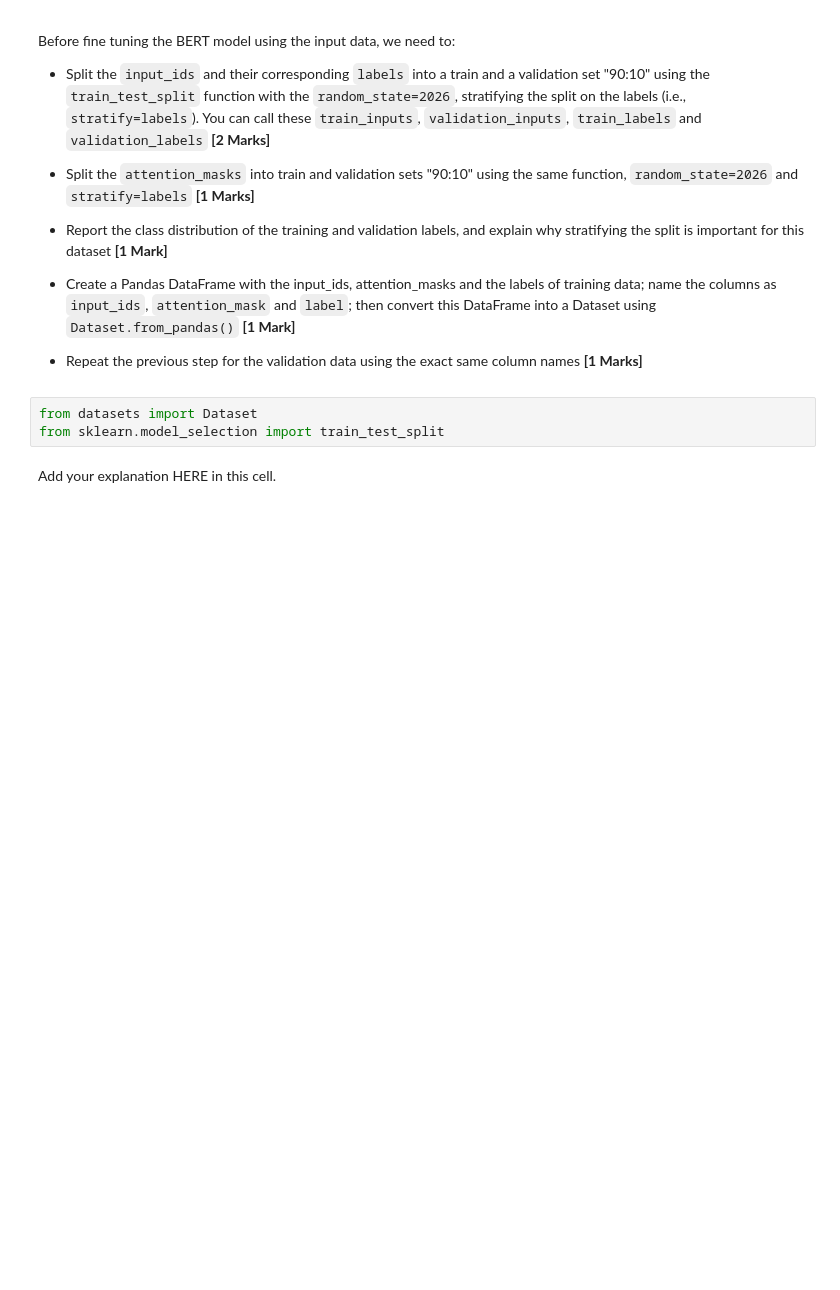
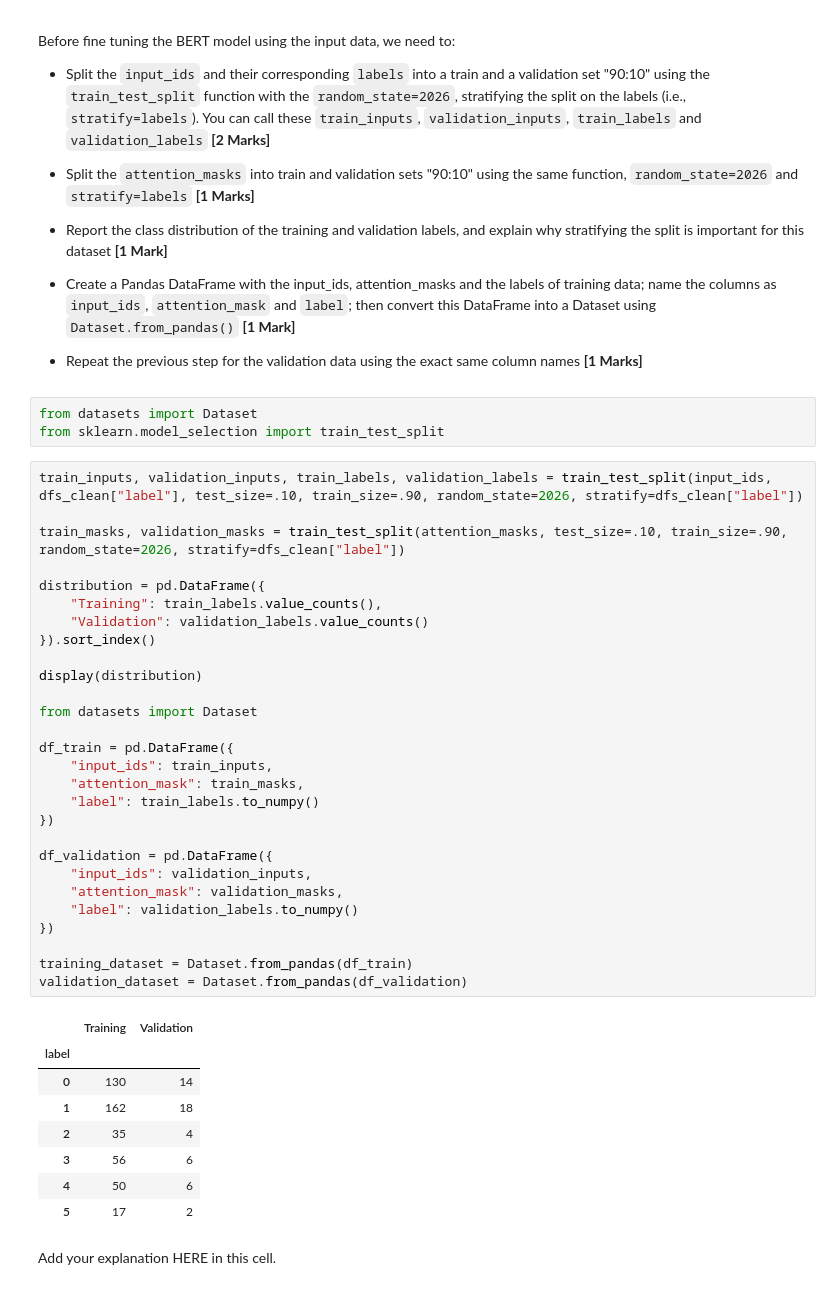
Before and after one commit to acknowledgeworkimagine/DataScienceStatlLearning, a Jupyter notebook: Project_2/Project_2_Elias_Gallegos.ipynb, the cells around one changed output. Drawn from its saved outputs; the diff is of its cells as text; blank space fills up the shorter version.

Commit message:
Ready to train

```diff
--- a/Project_2/Project_2_Elias_Gallegos.ipynb
+++ b/Project_2/Project_2_Elias_Gallegos.ipynb
@@ -503,6 +505,43 @@ Before fine tuning the BERT model using the input data, we need to:
 # %%
 from datasets import Dataset
 from sklearn.model_selection import train_test_split
+# %%
+train_inputs, validation_inputs, train_labels, validation_labels = train_test_split(input_ids, dfs_clean["label"], test_size=.10, train_size=.90, random_state=2026, stratify=dfs_clean["label"])
+
+train_masks, validation_masks = train_test_split(attention_masks, test_size=.10, train_size=.90, random_state=2026, stratify=dfs_clean["label"])
+
+distribution = pd.DataFrame({
+    "Training": train_labels.value_counts(),
+    "Validation": validation_labels.value_counts()
+}).sort_index()
+
+display(distribution)
+
+from datasets import Dataset
+
+df_train = pd.DataFrame({
+    "input_ids": train_inputs,
+    "attention_mask": train_masks,
+    "label": train_labels.to_numpy()
+})
+
+df_validation = pd.DataFrame({
+    "input_ids": validation_inputs,
+    "attention_mask": validation_masks,
+    "label": validation_labels.to_numpy()
+})
+
+training_dataset = Dataset.from_pandas(df_train)
+validation_dataset = Dataset.from_pandas(df_validation)
+# %% [output]
+|  | Training | Validation |
+| label |  |  |
+| 0 | 130 | 14 |
+| 1 | 162 | 18 |
+| 2 | 35 | 4 |
+| 3 | 56 | 6 |
+| 4 | 50 | 6 |
+| 5 | 17 | 2 |
 # %% [markdown]
 Add your explanation HERE in this cell.
 # %% [markdown]
```
Also changed, not shown: parts of 6 cells of this notebook.
